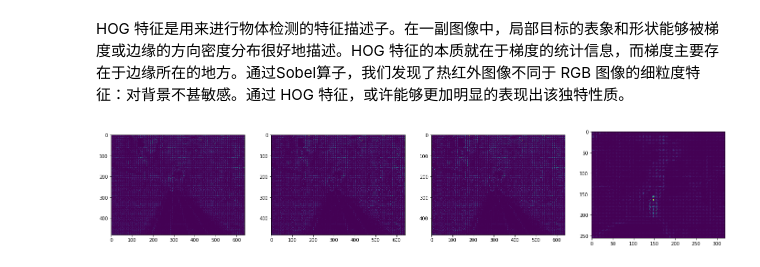
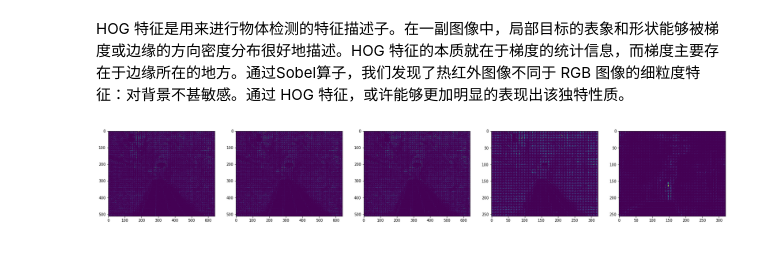
Before and after one commit to HanlynnKe/TIR-Tracking, a Jupyter notebook: FFB-TIR-tracking-1.ipynb, the cells around one changed output. Drawn from its saved outputs; the diff is of its cells as text; code cells hidden in the pictures.

```diff
--- a/FFB-TIR-tracking-1.ipynb
+++ b/FFB-TIR-tracking-1.ipynb
@@ -129,54 +129,75 @@ plt.show()
 # %% [markdown]
 HOG 特征是用来进行物体检测的特征描述子。在一副图像中，局部目标的表象和形状能够被梯度或边缘的方向密度分布很好地描述。HOG 特征的本质就在于梯度的统计信息，而梯度主要存在于边缘所在的地方。通过Sobel算子，我们发现了热红外图像不同于 RGB 图像的细粒度特征：对背景不甚敏感。通过 HOG 特征，或许能够更加明显的表现出该独特性质。
 # %%
+from skimage import transform
+
 orient = 9
 pix_per_cell = 8
 cell_per_block = 16
 
-hog_day_r_features, hog_day_r = skimage.feature.hog(channel_day_r, orientations=orient,
-                                          pixels_per_cell=(pix_per_cell, pix_per_cell),
-                                          cells_per_block=(cell_per_block, cell_per_block),
-                                          visualize=True)
-hog_day_g_features, hog_day_g = skimage.feature.hog(channel_day_g, orientations=orient,
-                                          pixels_per_cell=(pix_per_cell, pix_per_cell),
-                                          cells_per_block=(cell_per_block, cell_per_block),
-                                          visualize=True)
-hog_day_b_features, hog_day_b = skimage.feature.hog(channel_day_b, orientations=orient,
-                                          pixels_per_cell=(pix_per_cell, pix_per_cell),
-                                          cells_per_block=(cell_per_block, cell_per_block),
-                                          visualize=True)
-hog_day_t_features, hog_day_t = skimage.feature.hog(im_day_t, orientations=orient,
-                                          pixels_per_cell=(pix_per_cell, pix_per_cell),
-                                          cells_per_block=(cell_per_block, cell_per_block),
-                                          visualize=True)
-hog_night_r_features, hog_night_r = skimage.feature.hog(channel_night_r, orientations=orient,
-                                          pixels_per_cell=(pix_per_cell, pix_per_cell),
-                                          cells_per_block=(cell_per_block, cell_per_block),
-                                          visualize=True)
-hog_night_g_features, hog_night_g = skimage.feature.hog(channel_night_g, orientations=orient,
-                                          pixels_per_cell=(pix_per_cell, pix_per_cell),
-                                          cells_per_block=(cell_per_block, cell_per_block),
-                                          visualize=True)
-hog_night_b_features, hog_night_b = skimage.feature.hog(channel_night_b, orientations=orient,
-                                          pixels_per_cell=(pix_per_cell, pix_per_cell),
-                                          cells_per_block=(cell_per_block, cell_per_block),
-                                          visualize=True)
-hog_night_t_features, hog_night_t = skimage.feature.hog(im_bright_t, orientations=orient,
-                                          pixels_per_cell=(pix_per_cell, pix_per_cell),
-                                          cells_per_block=(cell_per_block, cell_per_block),
-                                          visualize=True)
+hog_day_r_features, hog_day_r = skimage.feature.hog(transform.rescale(transform.resize(channel_day_r,(256, 320)),2),
+                                                    orientations=orient, multichannel=False,
+                                                    pixels_per_cell=(pix_per_cell, pix_per_cell),
+                                                    cells_per_block=(cell_per_block, cell_per_block),
+                                                    visualize=True, feature_vector=True)
+hog_day_g_features, hog_day_g = skimage.feature.hog(transform.rescale(transform.resize(channel_day_g,(256, 320)),2),
+                                                    orientations=orient, multichannel=False,
+                                                    pixels_per_cell=(pix_per_cell, pix_per_cell),
+                                                    cells_per_block=(cell_per_block, cell_per_block),
+                                                    visualize=True, feature_vector=True)
+hog_day_b_features, hog_day_b = skimage.feature.hog(transform.rescale(transform.resize(channel_day_b,(256, 320)),2),
+                                                    orientations=orient, multichannel=False,
+                                                    pixels_per_cell=(pix_per_cell, pix_per_cell),
+                                                    cells_per_block=(cell_per_block, cell_per_block),
+                                                    visualize=True, feature_vector=True)
+hog_day_rgb_features, hog_day_rgb = skimage.feature.hog(transform.resize(im_day_r,(256, 320)),
+                                                        orientations=orient, multichannel=True,
+                                                        pixels_per_cell=(pix_per_cell, pix_per_cell),
+                                                        cells_per_block=(cell_per_block, cell_per_block),
+                                                        visualize=True, feature_vector=True)
+hog_day_tir_features, hog_day_tir = skimage.feature.hog(im_day_t, orientations=orient, multichannel=False,
+                                                        pixels_per_cell=(pix_per_cell, pix_per_cell),
+                                                        cells_per_block=(cell_per_block, cell_per_block),
+                                                        visualize=True, feature_vector=True)
 
-fig_day, ax_day = plt.subplots(nrows=1, ncols=4, figsize = (24, 6))
+hog_night_r_features, hog_night_r = skimage.feature.hog(transform.resize(channel_night_r,(256, 320)),
+                                                        orientations=orient, multichannel=False,
+                                                        pixels_per_cell=(pix_per_cell, pix_per_cell),
+                                                        cells_per_block=(cell_per_block, cell_per_block),
+                                                        visualize=True, feature_vector=True)
+hog_night_g_features, hog_night_g = skimage.feature.hog(transform.resize(channel_night_g,(256, 320)),
+                                                        orientations=orient, multichannel=False,
+                                                        pixels_per_cell=(pix_per_cell, pix_per_cell),
+                                                        cells_per_block=(cell_per_block, cell_per_block),
+                                                        visualize=True, feature_vector=True)
+hog_night_b_features, hog_night_b = skimage.feature.hog(transform.resize(channel_night_b,(256, 320)),
+                                                        orientations=orient, multichannel=False,
+                                                        pixels_per_cell=(pix_per_cell, pix_per_cell),
+                                                        cells_per_block=(cell_per_block, cell_per_block),
+                                                        visualize=True, feature_vector=True)
+hog_night_rgb_features, hog_night_rgb = skimage.feature.hog(transform.resize(im_bright_r,(256, 320)),
+                                                            orientations=orient, multichannel=True,
+                                                            pixels_per_cell=(pix_per_cell, pix_per_cell),
+                                                            cells_per_block=(cell_per_block, cell_per_block),
+                                                            visualize=True, feature_vector=True)
+hog_night_tir_features, hog_night_tir = skimage.feature.hog(im_bright_t, orientations=orient, multichannel=False,
+                                                            pixels_per_cell=(pix_per_cell, pix_per_cell),
+                                                            cells_per_block=(cell_per_block, cell_per_block),
+                                                            visualize=True, feature_vector=True)
+
+fig_day, ax_day = plt.subplots(nrows=1, ncols=5, figsize = (30, 6))
 ax_day[0].imshow(hog_day_r)
 ax_day[1].imshow(hog_day_g)
 ax_day[2].imshow(hog_day_b)
-ax_day[3].imshow(hog_day_t)
+ax_day[3].imshow(hog_day_rgb)
+ax_day[4].imshow(hog_day_tir)
 plt.show()
-fig_night, ax_night = plt.subplots(nrows=1, ncols=4, figsize = (24, 6))
+fig_night, ax_night = plt.subplots(nrows=1, ncols=5, figsize = (30, 6))
 ax_night[0].imshow(hog_night_r)
 ax_night[1].imshow(hog_night_g)
 ax_night[2].imshow(hog_night_b)
-ax_night[3].imshow(hog_night_t)
+ax_night[3].imshow(hog_night_rgb)
+ax_night[4].imshow(hog_night_tir)
 plt.show()
 # %% [output]
-[figure, old version]
+[figure, new version]
```
Also changed, not shown: parts of 17 cells of this notebook.
